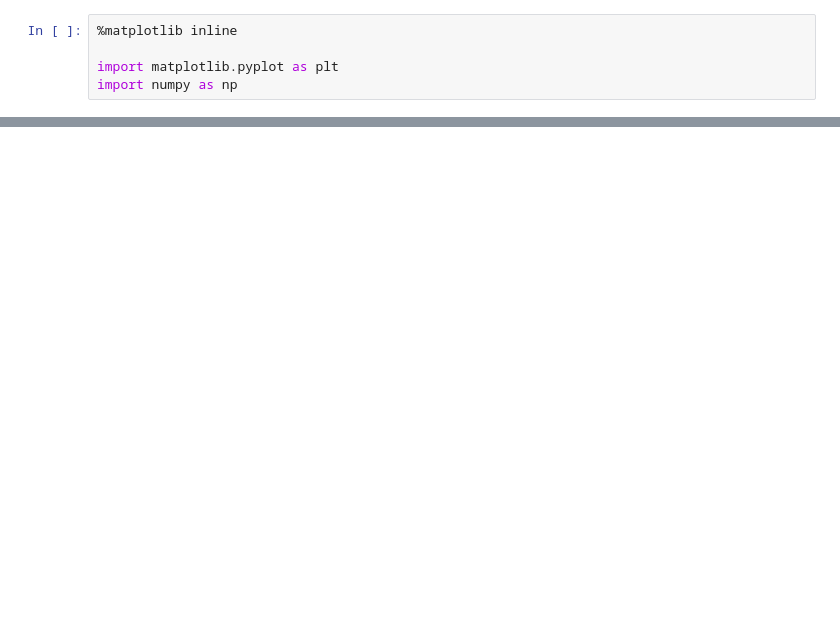
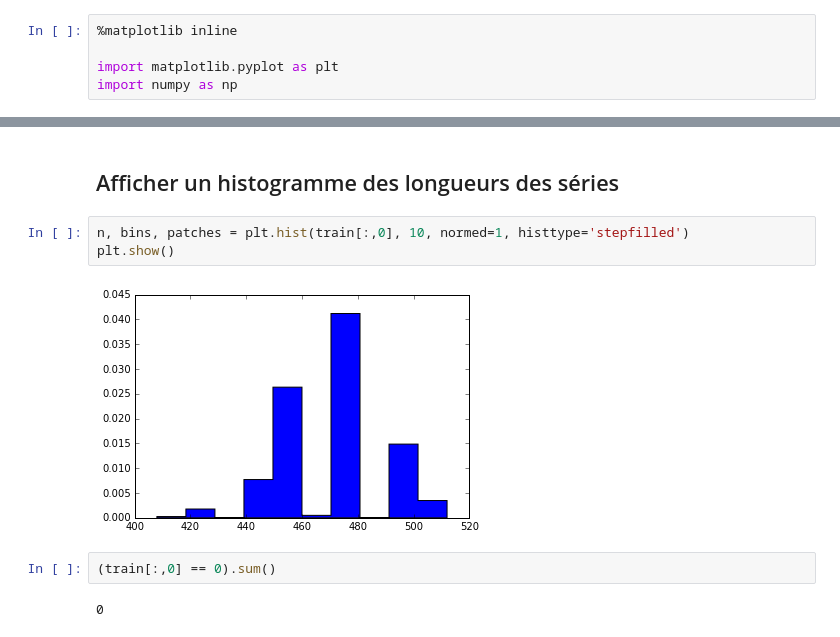
Before and after one commit to Frank1481906280/ml-project, a Jupyter notebook: Dataset exploration.ipynb, the cells around one changed output, grey strips where cells are left out. Cells and saved outputs as stored; diff of their text form; blank space fills up the shorter version.

```diff
--- a/Dataset exploration.ipynb
+++ b/Dataset exploration.ipynb
@@ -46,0 +79,11 @@ plt.show()
+# %% [markdown]
+## Afficher un histogramme des longueurs des séries
+# %%
+n, bins, patches = plt.hist(train[:,0], 10, normed=1, histtype='stepfilled')
+plt.show()
+# %% [output]
+[figure, added]
+# %%
+(train[:,0] == 0).sum()
+# %% [output]
+0
```
Also changed, not shown: parts of 6 cells of this notebook, 1 other file.
